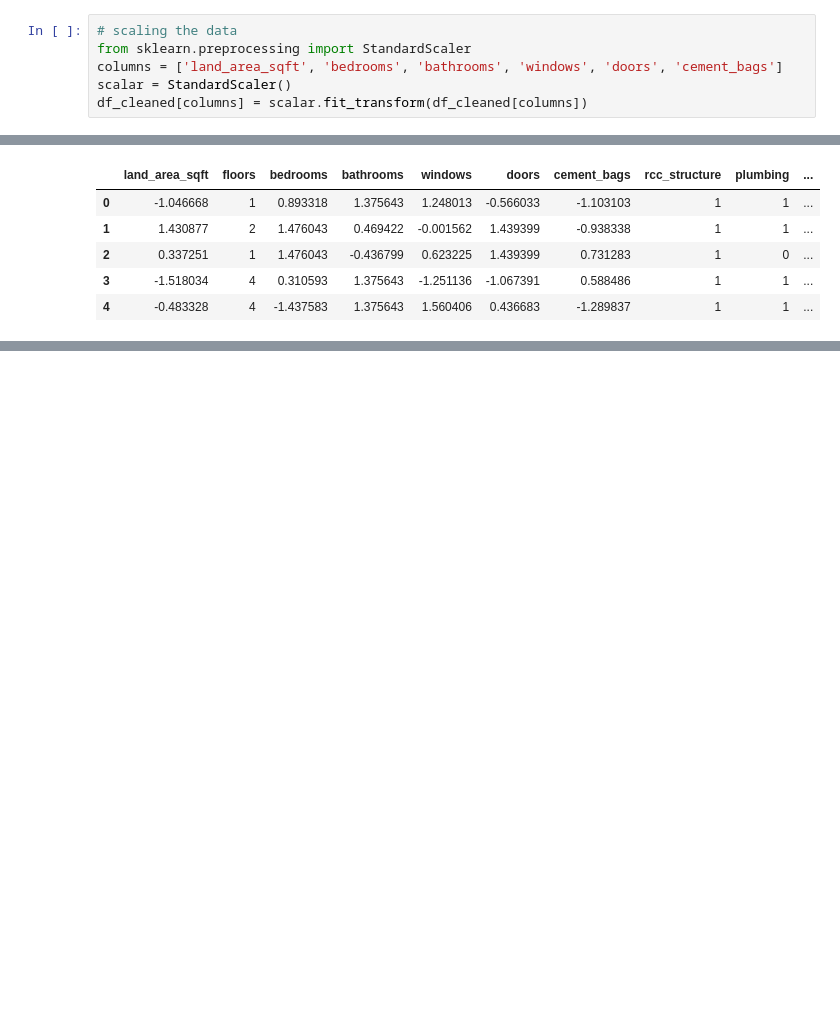
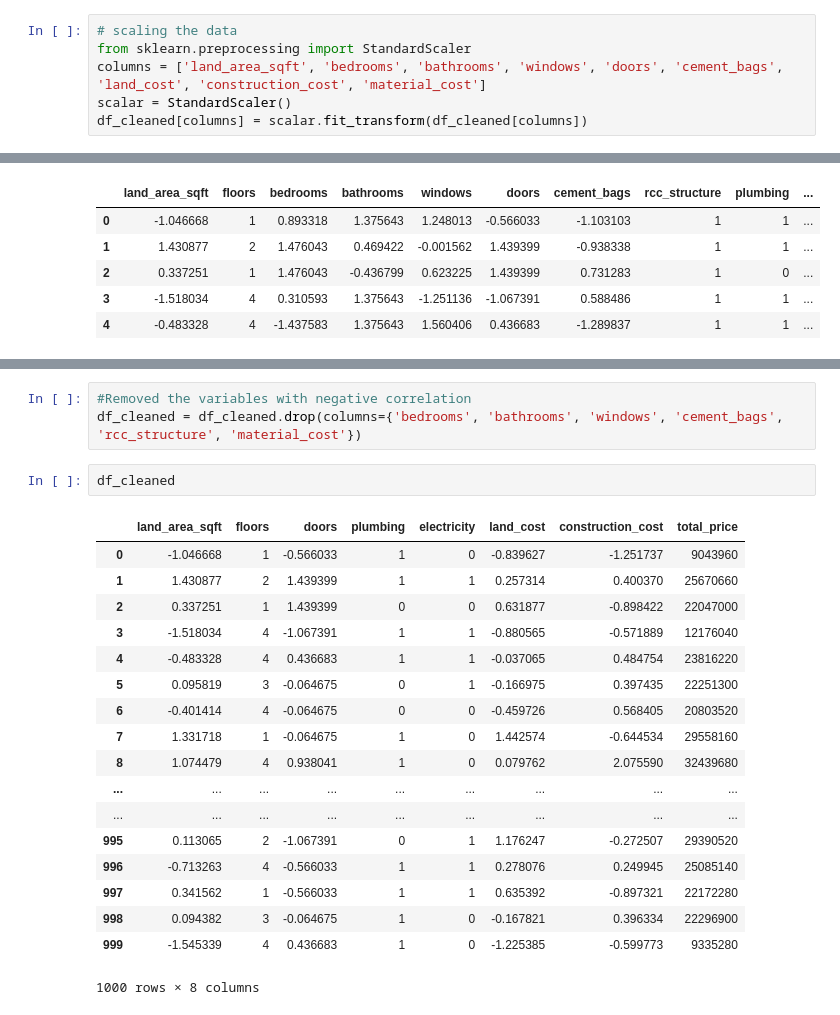
Before and after one commit to Limbu-Unish/Real_State_Prediction, a Jupyter notebook: Real_state_price_predection.ipynb, the cells around one changed output, grey strips where cells are left out. Cells and saved outputs as stored; diff of their text form; blank space fills up the shorter version.

Commit message:
successfully implemented the proper feature engineering for identifying the features correlated to the target variable and extracted the essential features for further model use.

```diff
--- a/Real_state_price_predection.ipynb
+++ b/Real_state_price_predection.ipynb
@@ -218,7 +218,7 @@ df_cleaned.head()
 # %%
 # scaling the data
 from sklearn.preprocessing import StandardScaler
-columns = ['land_area_sqft', 'bedrooms', 'bathrooms', 'windows', 'doors', 'cement_bags']
+columns = ['land_area_sqft', 'bedrooms', 'bathrooms', 'windows', 'doors', 'cement_bags', 'land_cost', 'construction_cost', 'material_cost']
 scalar = StandardScaler()
 df_cleaned[columns] = scalar.fit_transform(df_cleaned[columns])
 # %%
@@ -232,0 +262,24 @@ df_cleaned.head()
+# %%
+#Removed the variables with negative correlation
+df_cleaned = df_cleaned.drop(columns={'bedrooms', 'bathrooms', 'windows', 'cement_bags', 'rcc_structure', 'material_cost'})
+# %%
+df_cleaned
+# %% [output]
+|  | land_area_sqft | floors | doors | plumbing | electricity | land_cost | construction_cost | total_price |
+| 0 | -1.046668 | 1 | -0.566033 | 1 | 0 | -0.839627 | -1.251737 | 9043960 |
+| 1 | 1.430877 | 2 | 1.439399 | 1 | 1 | 0.257314 | 0.400370 | 25670660 |
+| 2 | 0.337251 | 1 | 1.439399 | 0 | 0 | 0.631877 | -0.898422 | 22047000 |
+| 3 | -1.518034 | 4 | -1.067391 | 1 | 1 | -0.880565 | -0.571889 | 12176040 |
+| 4 | -0.483328 | 4 | 0.436683 | 1 | 1 | -0.037065 | 0.484754 | 23816220 |
+| 5 | 0.095819 | 3 | -0.064675 | 0 | 1 | -0.166975 | 0.397435 | 22251300 |
+| 6 | -0.401414 | 4 | -0.064675 | 0 | 0 | -0.459726 | 0.568405 | 20803520 |
+| 7 | 1.331718 | 1 | -0.064675 | 1 | 0 | 1.442574 | -0.644534 | 29558160 |
+| 8 | 1.074479 | 4 | 0.938041 | 1 | 0 | 0.079762 | 2.075590 | 32439680 |
+| ... | ... | ... | ... | ... | ... | ... | ... | ... |
+| ... | ... | ... | ... | ... | ... | ... | ... | ... |
+| 995 | 0.113065 | 2 | -1.067391 | 0 | 1 | 1.176247 | -0.272507 | 29390520 |
+| 996 | -0.713263 | 4 | -0.566033 | 1 | 1 | 0.278076 | 0.249945 | 25085140 |
+| 997 | 0.341562 | 1 | -0.566033 | 1 | 1 | 0.635392 | -0.897321 | 22172280 |
+| 998 | 0.094382 | 3 | -0.064675 | 1 | 0 | -0.167821 | 0.396334 | 22296900 |
+| 999 | -1.545339 | 4 | 0.436683 | 1 | 0 | -1.225385 | -0.599773 | 9335280 |
+1000 rows × 8 columns
```
Also changed, not shown: parts of 4 cells of this notebook.
